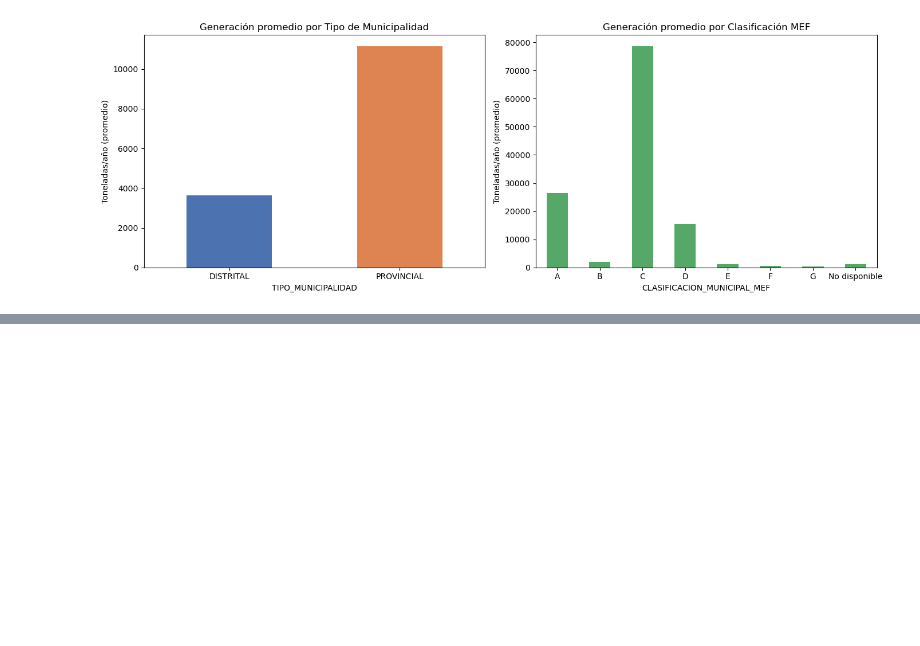
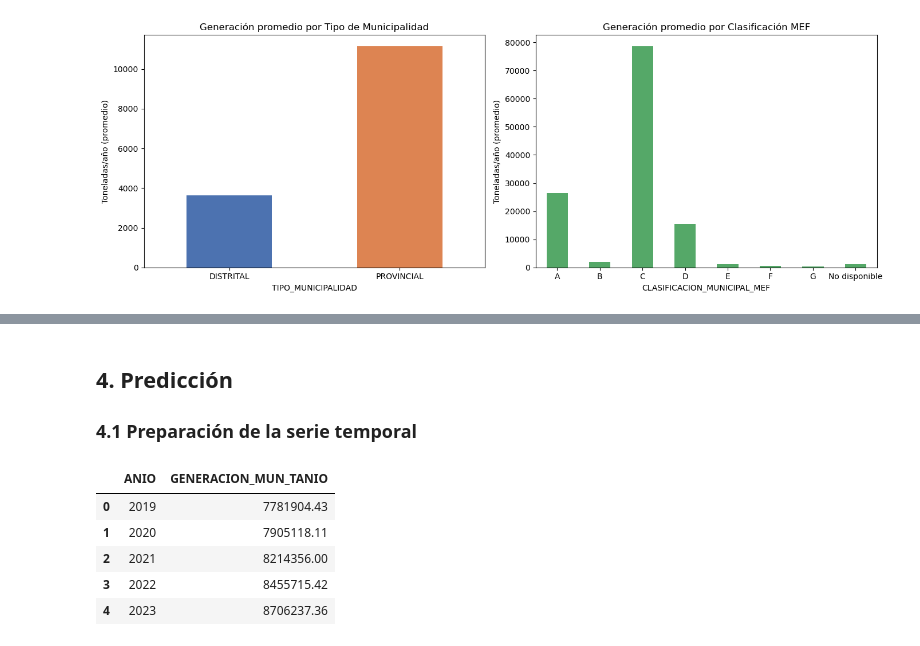
Before and after one commit to daJackLy/agente_residuos, a Jupyter notebook: agente_residuos.ipynb, the cells around one changed output, grey strips where cells are left out. Saved outputs shown, nothing was run; the diff lists cells and outputs as text; code cells hidden in the pictures; blank space fills up the shorter version.

```diff
--- a/agente_residuos.ipynb
+++ b/agente_residuos.ipynb
@@ -272,0 +322,13 @@ plt.show()
+# %% [markdown]
+## 4. Predicción
+### 4.1 Preparación de la serie temporal
+# %%
+df_tendencia = df.groupby('ANIO')['GENERACION_MUN_TANIO'].sum().reset_index()
+df_tendencia.head()
+# %% [output]
+|  | ANIO | GENERACION_MUN_TANIO |
+| 0 | 2019 | 7781904.43 |
+| 1 | 2020 | 7905118.11 |
+| 2 | 2021 | 8214356.00 |
+| 3 | 2022 | 8455715.42 |
+| 4 | 2023 | 8706237.36 |
```
Also changed, not shown: parts of 16 cells of this notebook.
